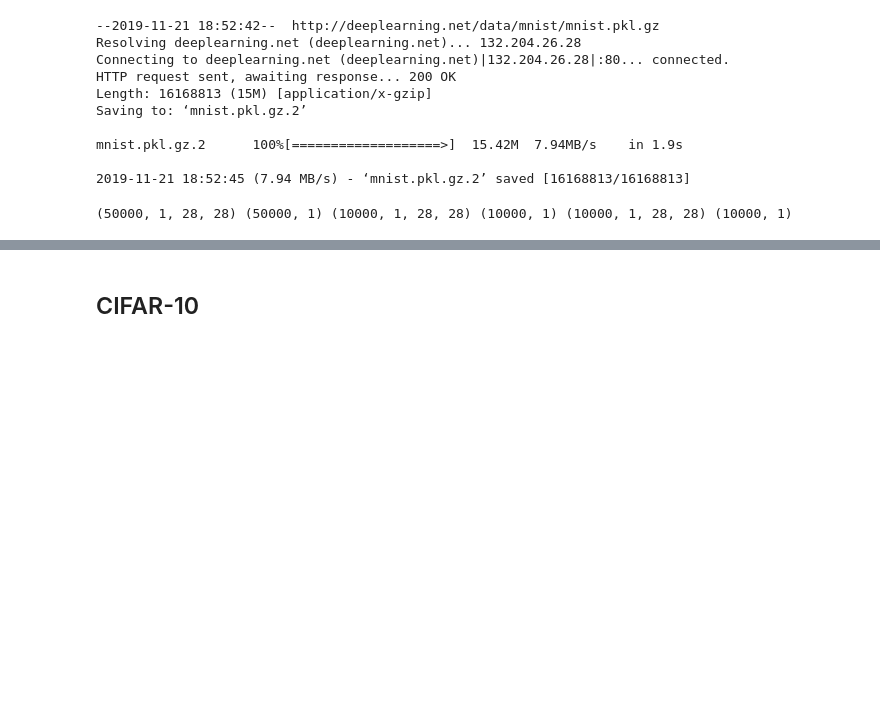
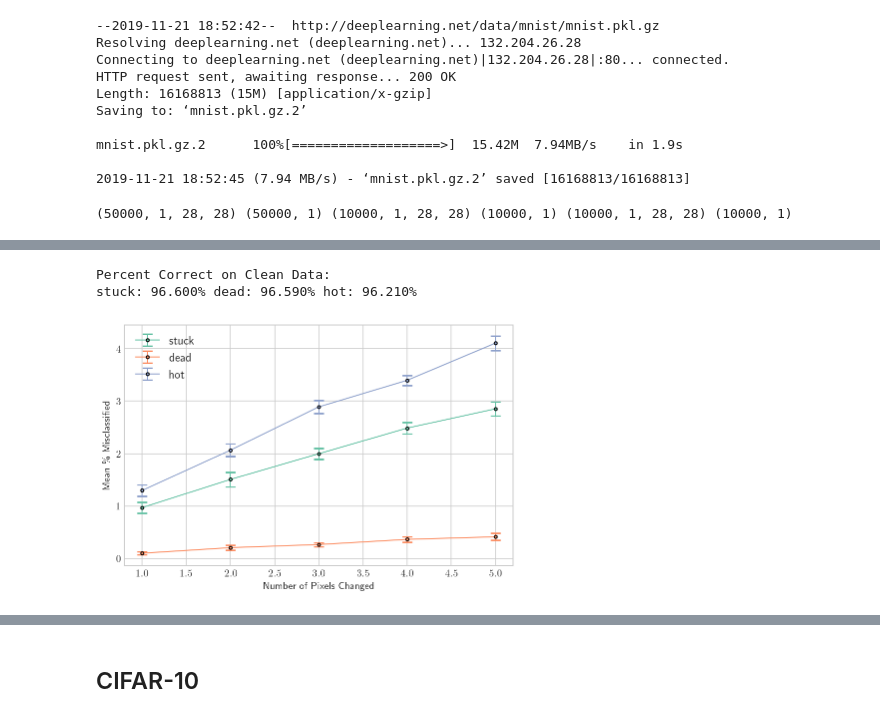
Before and after one commit to stockeh/augmented-image-classification, a Jupyter notebook: notebooks/single-pixel-study.ipynb, the cells around one changed output, grey strips where cells are left out. Saved outputs shown, nothing was run; the diff lists cells and outputs as text; code cells hidden in the pictures; blank space fills up the shorter version.

```diff
--- a/notebooks/single-pixel-study.ipynb
+++ b/notebooks/single-pixel-study.ipynb
@@ -157,0 +222,10 @@ Total of 179 misclassified samples,
+# %%
+nnet_struct['train_pixel_change'] = 1
+nnet_struct['train_type'] = 'dirty'
+
+per.avg_model_change_in_pixels(nnet_struct, Xtrain, Ttrain, Xtest, Ttest, n_models=1, end_pixel_val=5,
+                               trials_per_pixel=10, name='media/avg_model_mnist_change_5px.pdf')
+# %% [output]
+Percent Correct on Clean Data:
+stuck: 96.600% dead: 96.590% hot: 96.210%
+[figure, added]
```
Also changed, not shown: parts of 15 cells of this notebook, 3 other files.
